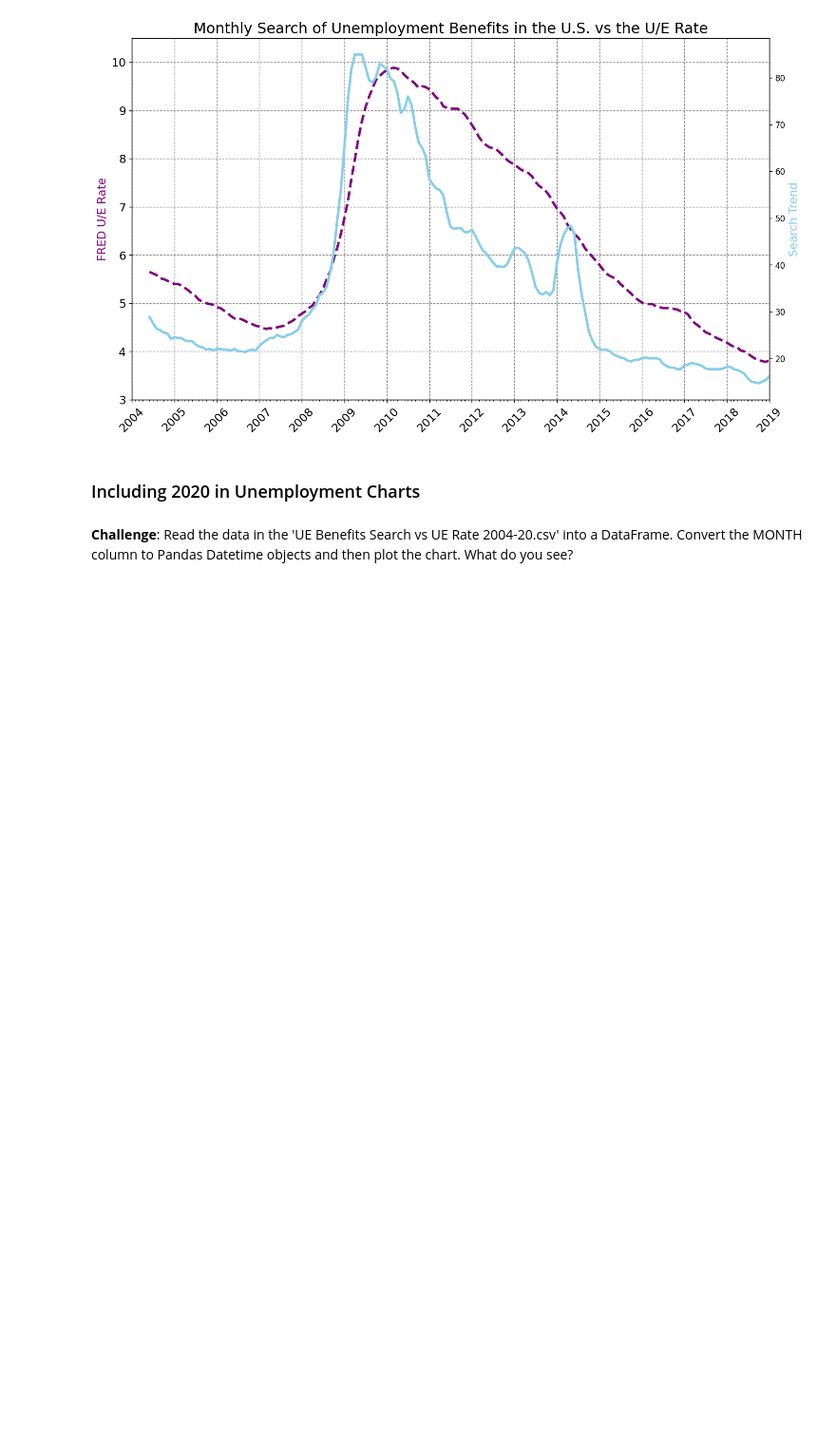
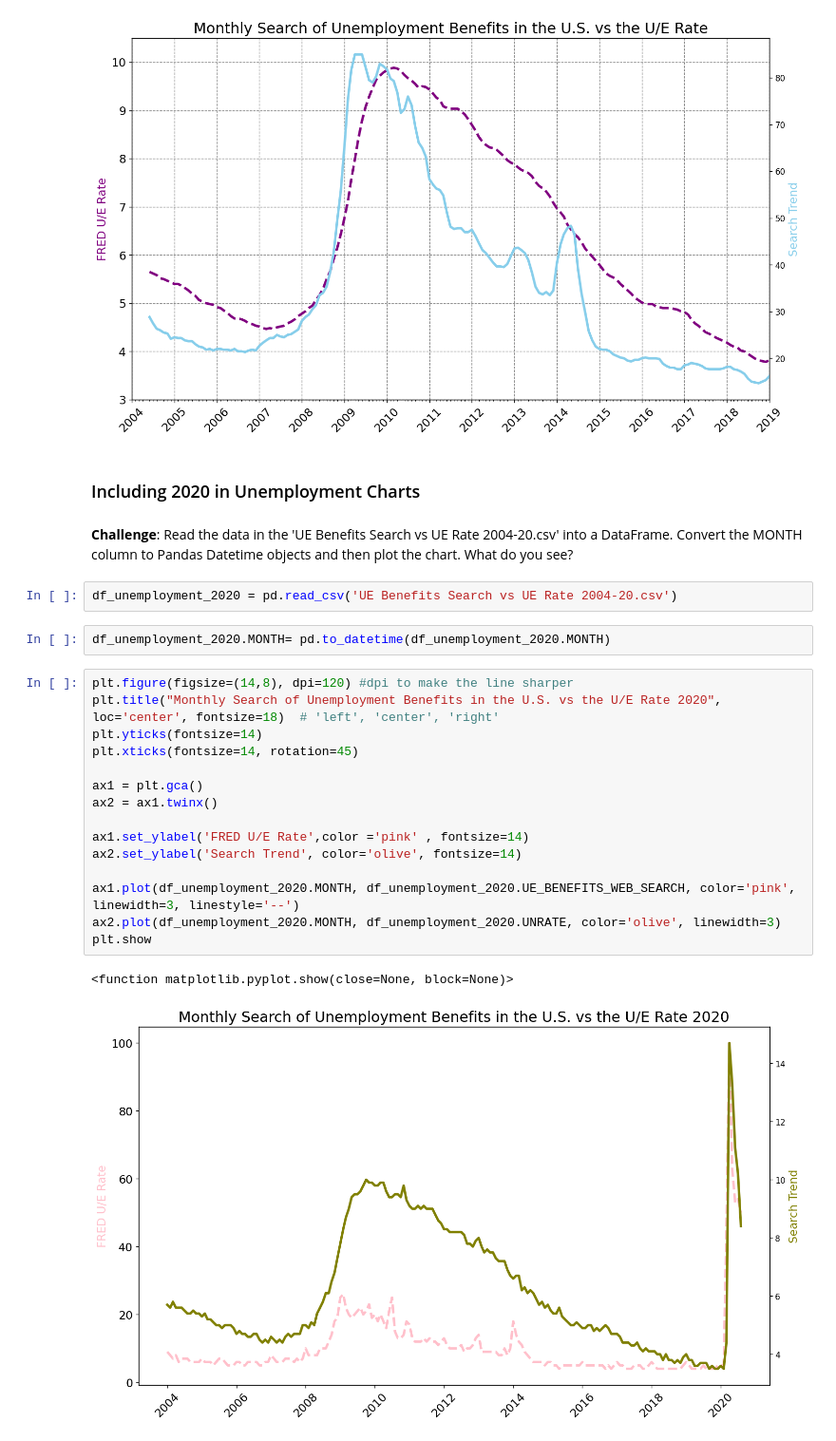
Before and after one commit to Antdfl/LearningPython3, a Jupyter notebook: Python100daycourse/day-75-Google-Trends-Data+Viz/Google Trends Data Viz (start)/Google Trends and Data Visualisation.ipynb, the cells around one changed output. Shown at 95% size. Drawn from its saved outputs; the diff is of its cells as text; blank space fills up the shorter version.

Commit message:
Loaded the latest statistics for the US unemployment data e plotted the result within the jupiter notebook.

```diff
--- a/Python100daycourse/day-75-Google-Trends-Data+Viz/Google Trends Data Viz (start)/Google Trends and Data Visualisation.ipynb
+++ b/Python100daycourse/day-75-Google-Trends-Data+Viz/Google Trends Data Viz (start)/Google Trends and Data Visualisation.ipynb
@@ -394,3 +404,25 @@ plt.show
 ### Including 2020 in Unemployment Charts
 # %% [markdown]
 **Challenge**: Read the data in the 'UE Benefits Search vs UE Rate 2004-20.csv' into a DataFrame. Convert the MONTH column to Pandas Datetime objects and then plot the chart. What do you see?
+# %%
+df_unemployment_2020 = pd.read_csv('UE Benefits Search vs UE Rate 2004-20.csv')
+# %%
+df_unemployment_2020.MONTH= pd.to_datetime(df_unemployment_2020.MONTH)
+# %%
+plt.figure(figsize=(14,8), dpi=120) #dpi to make the line sharper
+plt.title("Monthly Search of Unemployment Benefits in the U.S. vs the U/E Rate 2020", loc='center', fontsize=18)  # 'left', 'center', 'right'
+plt.yticks(fontsize=14)
+plt.xticks(fontsize=14, rotation=45)
+
+ax1 = plt.gca()
+ax2 = ax1.twinx()
+
+ax1.set_ylabel('FRED U/E Rate',color ='pink' , fontsize=14)
+ax2.set_ylabel('Search Trend', color='olive', fontsize=14)
+
+ax1.plot(df_unemployment_2020.MONTH, df_unemployment_2020.UE_BENEFITS_WEB_SEARCH, color='pink', linewidth=3, linestyle='--')
+ax2.plot(df_unemployment_2020.MONTH, df_unemployment_2020.UNRATE, color='olive', linewidth=3)
+plt.show
+# %% [output]
+<function matplotlib.pyplot.show(close=None, block=None)>
+[figure, added]
```
Also changed, not shown: parts of 2 cells of this notebook.
